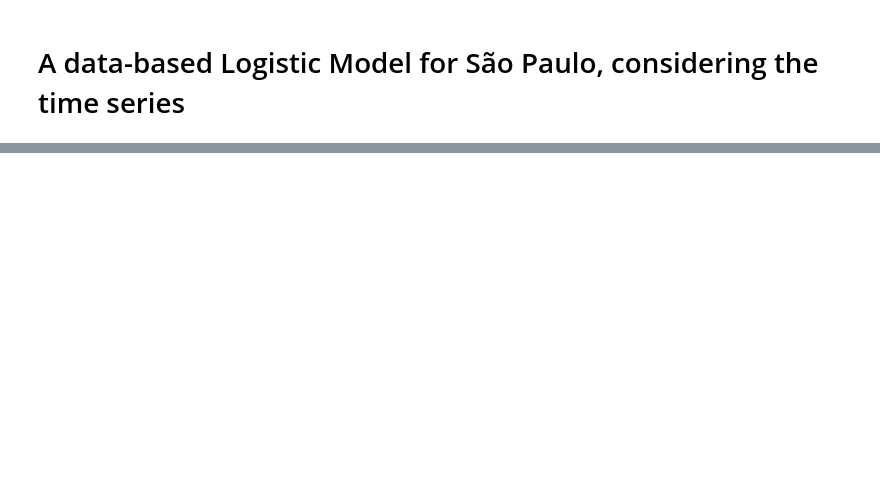
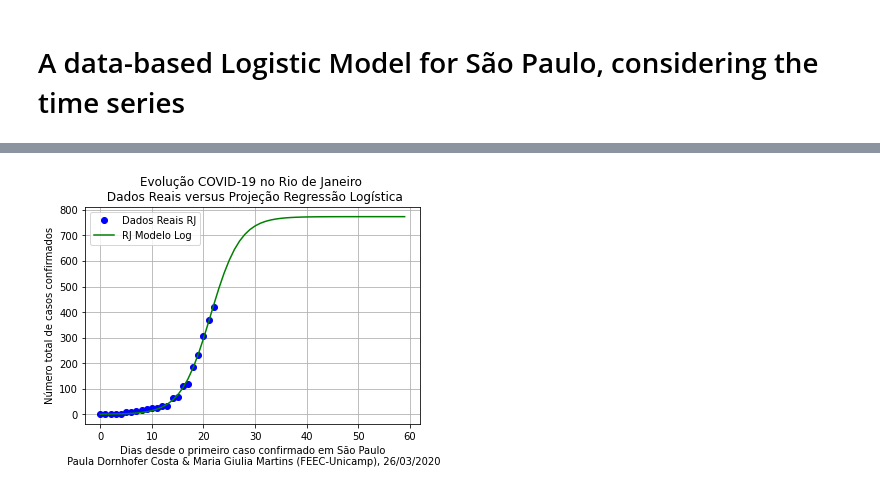
Before and after one commit to pdpcosta/COVID-19_Brazil, a Jupyter notebook: COVID_19_Brasil_States.ipynb, the cells around one changed output, grey strips where cells are left out. Cells and saved outputs as stored; diff of their text form; code cells hidden in the pictures; blank space fills up the shorter version.

```diff
--- a/COVID_19_Brasil_States.ipynb
+++ b/COVID_19_Brasil_States.ipynb
@@ -156,0 +160,24 @@ plt.show()
+# %%
+rj=df[df.State=="RJ"]
+
+rj_epidemy=rj[(rj['Confirmed']>0)]
+rj_day1=rj_epidemy['Date'].iloc[0]
+rj_day1=rj_day1-pd.Timedelta(days=1)
+rj_epidemy=rj[(rj['Date']>=rj_day1)]
+
+#expfit_rj=curve_fit(exponential_model,np.asarray(range(len(rj_epidemy))),rj_epidemy['Confirmed'],p0=[1,1,1])
+logfit_rj=curve_fit(logistic_model,np.asarray(range(len(rj_epidemy))),rj_epidemy['Confirmed'],p0=[1,1,1])
+
+days=np.asarray(range(60))
+plt.title("Evolução COVID-19 no Rio de Janeiro \n Dados Reais versus Projeção Regressão Logística")
+plt.plot(np.asarray(range(len(rj_epidemy))),rj_epidemy['Confirmed'],'ro',label="Dados Reais RJ",color="b") #Real data
+#plt.plot(np.asarray(range(len(rj_epidemy)+4)), [exponential_model(i,expfit_rj[0][0],expfit_rj[0][1],expfit_rj[0][2]) for i in np.asarray(range(len(rj_epidemy)+4))], label="RJ Modelo Exp", color = 'r' )#Predicted exponential curve)
+plt.plot(days, [logistic_model(i,logfit_rj[0][0],logfit_rj[0][1],logfit_rj[0][2]) for i in days], label="RJ Modelo Log", color = 'g' )#Predicted logistic curve
+plt.grid()
+
+plt.legend(loc="upper left")
+plt.xlabel("Dias desde o primeiro caso confirmado em São Paulo\n Paula Dornhofer Costa & Maria Giulia Martins (FEEC-Unicamp), 26/03/2020")
+plt.ylabel("Número total de casos confirmados")
+plt.show()
+# %% [output]
+[figure, added]
```
Also changed, not shown: parts of 7 cells of this notebook.
